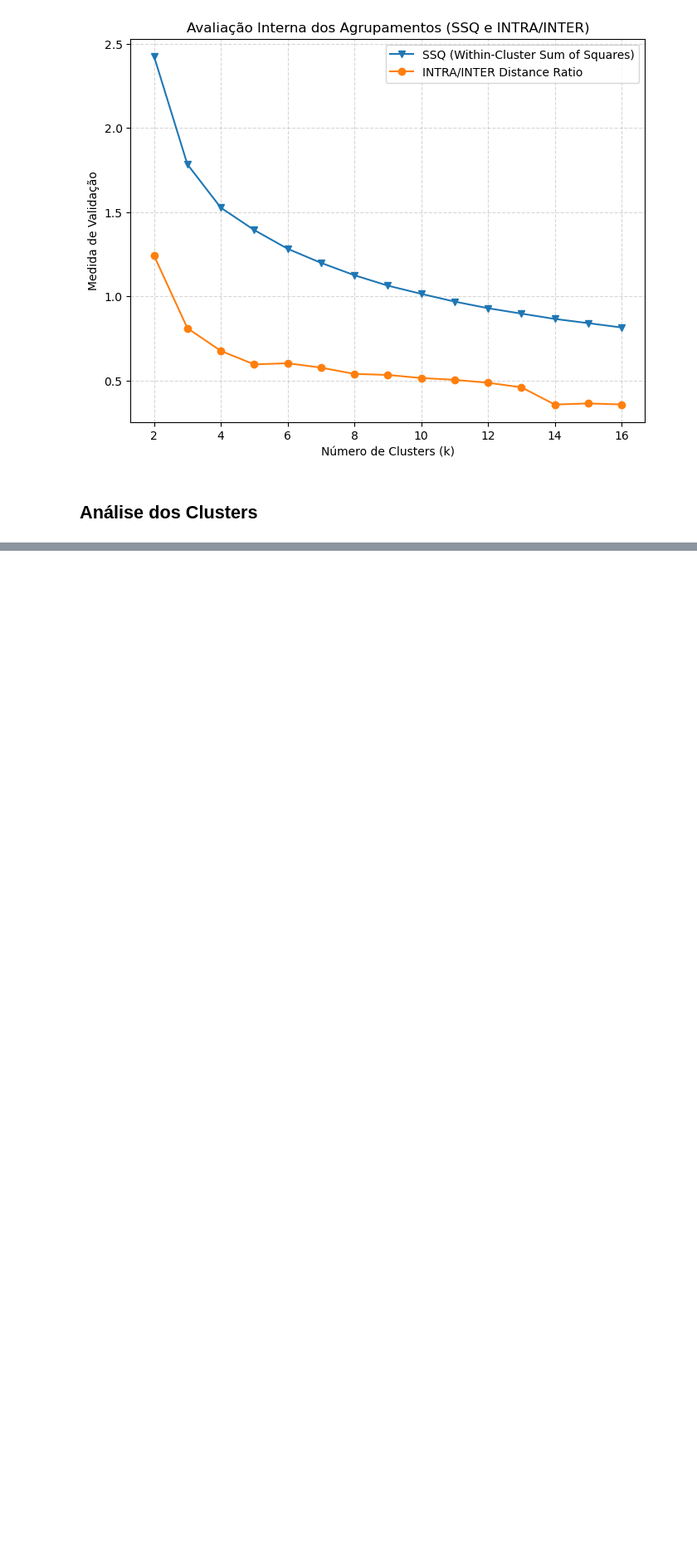
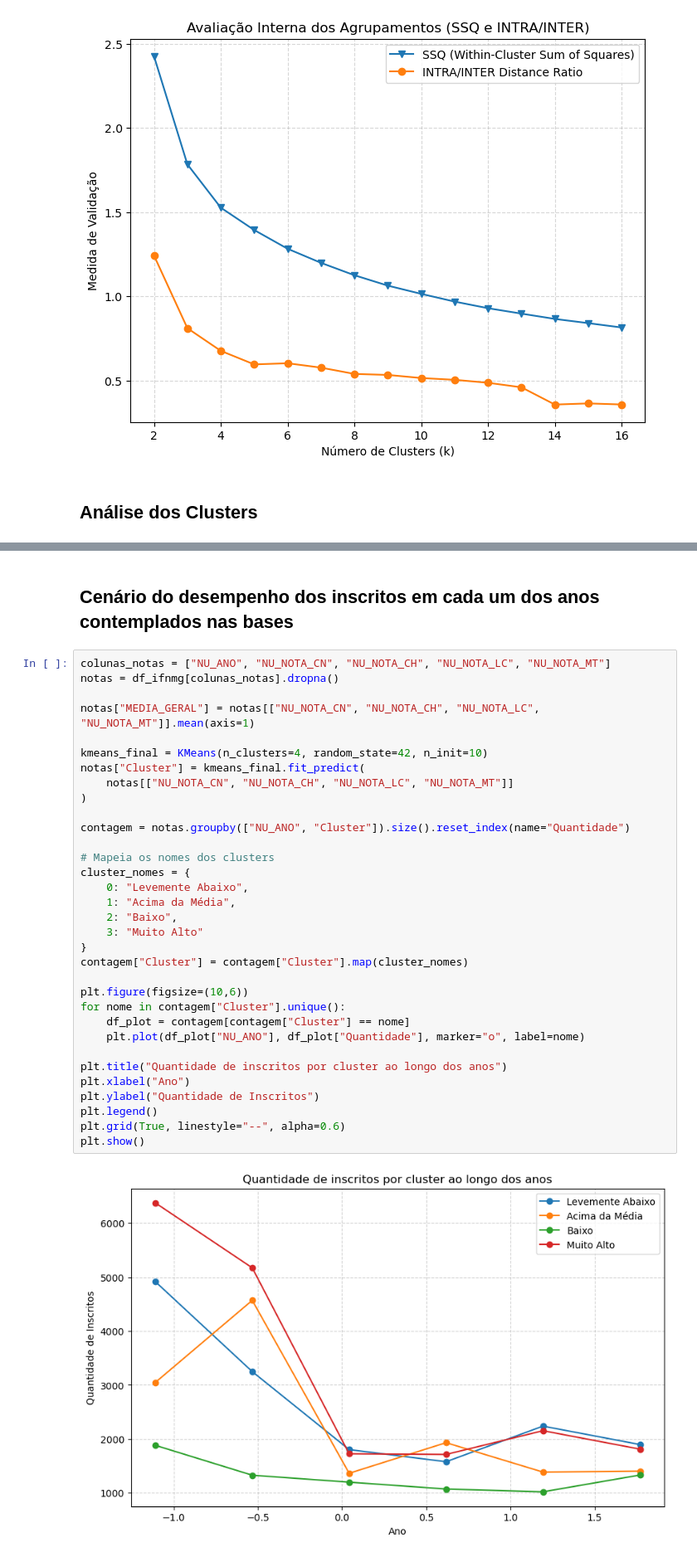
Before and after one commit to NandaLeal/TCC, a Jupyter notebook: TCC - FASE 3 .ipynb, the cells around one changed output, grey strips where cells are left out. Shown at 83% size. Saved outputs shown, nothing was run; the diff lists cells and outputs as text; blank space fills up the shorter version.

```diff
--- a/TCC - FASE 3 .ipynb
+++ b/TCC - FASE 3 .ipynb
@@ -488,0 +539,37 @@ Name: count, dtype: int64
+# %% [markdown]
+## **Cenário do desempenho dos inscritos em cada um dos anos contemplados nas bases**
+# %%
+colunas_notas = ["NU_ANO", "NU_NOTA_CN", "NU_NOTA_CH", "NU_NOTA_LC", "NU_NOTA_MT"]
+notas = df_ifnmg[colunas_notas].dropna()
+
+notas["MEDIA_GERAL"] = notas[["NU_NOTA_CN", "NU_NOTA_CH", "NU_NOTA_LC", "NU_NOTA_MT"]].mean(axis=1)
+
+kmeans_final = KMeans(n_clusters=4, random_state=42, n_init=10)
+notas["Cluster"] = kmeans_final.fit_predict(
+    notas[["NU_NOTA_CN", "NU_NOTA_CH", "NU_NOTA_LC", "NU_NOTA_MT"]]
+)
+
+contagem = notas.groupby(["NU_ANO", "Cluster"]).size().reset_index(name="Quantidade")
+
+# Mapeia os nomes dos clusters
+cluster_nomes = {
+    0: "Levemente Abaixo",
+    1: "Acima da Média",
+    2: "Baixo",
+    3: "Muito Alto"
+}
+contagem["Cluster"] = contagem["Cluster"].map(cluster_nomes)
+
+plt.figure(figsize=(10,6))
+for nome in contagem["Cluster"].unique():
+    df_plot = contagem[contagem["Cluster"] == nome]
+    plt.plot(df_plot["NU_ANO"], df_plot["Quantidade"], marker="o", label=nome)
+
+plt.title("Quantidade de inscritos por cluster ao longo dos anos")
+plt.xlabel("Ano")
+plt.ylabel("Quantidade de Inscritos")
+plt.legend()
+plt.grid(True, linestyle="--", alpha=0.6)
+plt.show()
+# %% [output]
+[figure, added]
```
Also changed, not shown: parts of 10 cells of this notebook.
